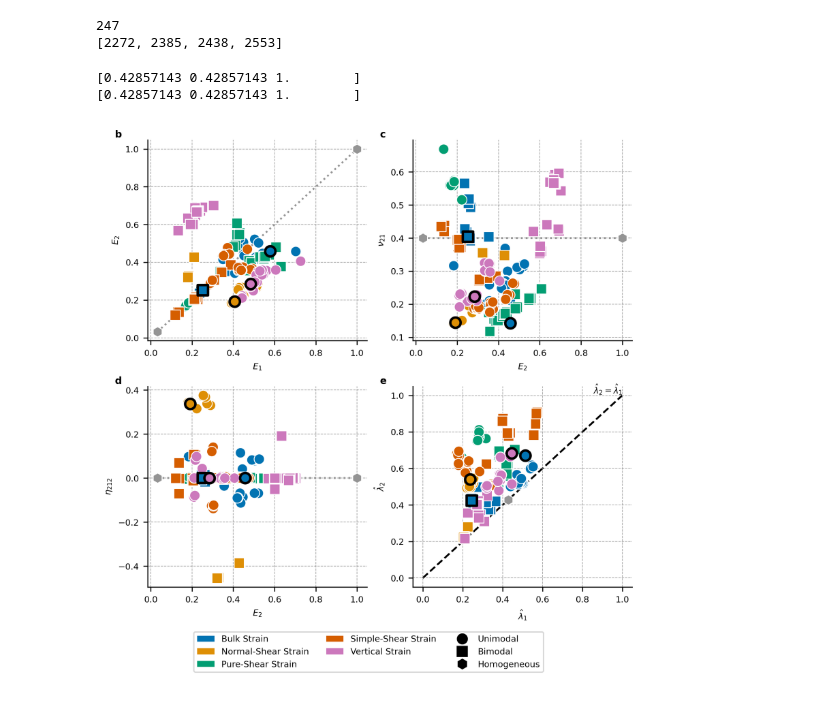
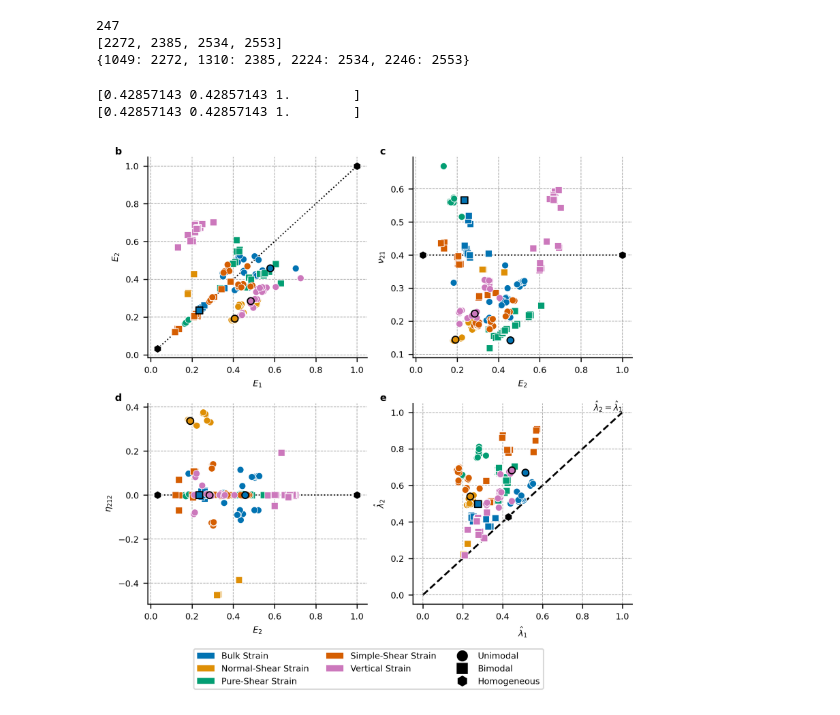
Before and after one commit to TransformativeRoboticsLab/FDE-Metamaterials, a Jupyter notebook: figure_creation/fig4.ipynb, the cells around one changed output. Cells and saved outputs as stored; diff of their text form; code cells hidden in the pictures.

```diff
--- a/figure_creation/fig4.ipynb
+++ b/figure_creation/fig4.ipynb
@@ -54,18 +54,29 @@ print(len(exps))
 
 # original sim indices
 # original_idxs = [509, 510, 539, 553]  # dropped 529
-original_idxs = [1049, 2246, 1467, 1310]
-# now we want to pickout the ones that
-highlight_idxs = list(e.id for e in loader.find({**DB_QUERY,
-                                                 'config.init_run_idx': {'$in': original_idxs}}))
+original_idxs = [1049, 2246, 1310, 2224]
+# # now we want to pickout the ones that
+highlight_exps = list(e for e in loader.find({**DB_QUERY,
+                                              'config.init_run_idx': {'$in': original_idxs}}))
+
+highlight_idxs = []
+idx_map = {}
+for exp in highlight_exps:
+    orig_id = exp.to_dict()['config']['init_run_idx']
+    new_id = exp.id
+    idx_map[orig_id] = new_id
+    highlight_idxs.append(new_id)
+
 print(highlight_idxs)
+print(idx_map)
 # these are the additional indices we want to pull for the SI version of the plot
 si_idxs = [719, 771, 808, 819]
 
 SI_IMAGE = False
 # %% [output]
 247
-[2272, 2385, 2438, 2553]
+[2272, 2385, 2534, 2553]
+{1049: 2272, 1310: 2385, 2224: 2534, 2246: 2553}
 # %%
 if SI_IMAGE:
     highlight_idxs += si_idxs
@@ -137,7 +148,7 @@ kwargs = dict(
     hue='basis_v',
     style='extremal_mode',
     markers={1: 'o', 2: 's', 0: 'h', },
-    s=70,
+    s=30,
     legend=False,
     palette='colorblind',
 )
@@ -170,32 +181,14 @@ for ax, xy, xy_lab, sp_lab in zip(axs.flatten(), xys, xy_labs, subplot_labs):
                  x=xy[0],
                  y=xy[1],
                  ax=ax,
-                 color=sns.color_palette('colorblind')[7],
+                 color='k',  # sns.color_palette('colorblind')[7],
                  marker='h',
                  # scatter plot marker sizes 's' are specified in area (points^2). lineplot marker sizes are specified in points
-                 markersize=np.sqrt(kwargs['s']),
+                 markersize=7,  # np.sqrt(kwargs['s']),
                  linestyle=':',
                  zorder=1,
+                 lw=1
                  )
-    # Add a direction indicator (arrow) if there are at least 2 points
-    xdata = line_data[xy[0]].values
-    ydata = line_data[xy[1]].values
-    # Example: add a "short" dashed arrowhead at the end of the line
-    # if len(xdata) >= 2:
-    #     # Define a small offset so that the arrow occupies only a fraction of the full segment.
-    #     # Here we take 2% of the segment length.
-    #     dx = (xdata[-2] - xdata[-1]) * 0.02
-    #     dy = (ydata[-2] - ydata[-1]) * 0.02
-
-    #     ax.annotate("",
-    #                 xy=(xdata[-1], ydata[-1]),
-    #                 xytext=(xdata[-1] - dx, ydata[-1] - dy),
-    #                 arrowprops=dict(arrowstyle="<-",
-    #                                 linestyle="dashed",
-    #                                 color=sns.color_palette('colorblind')[5],
-    #                                 lw=1.5,
-    #                                 shrinkA=0,
-    #                                 shrinkB=0))
 
     # plot the rest of the metamaterial data as a scatter plot
     sns.scatterplot(data=df[df['extremal_mode'] != 0],
@@ -212,7 +205,7 @@ for ax, xy, xy_lab, sp_lab in zip(axs.flatten(), xys, xy_labs, subplot_labs):
                     y=xy[1],
                     ax=ax,
                     edgecolor='k',
-                    lw=2,
+                    lw=1,
                     hue_order=df['basis_v'].unique(),
                     **kwargs
                     )
@@ -244,31 +237,31 @@ axs[1][1].plot([0, 1], [0, 1], color='k', linestyle='--', zorder=0)
 axs[1][1].text(1, 1, r'$\hat{\lambda}_2=\hat{\lambda}_1$', fontsize=FONTSIZE,
                verticalalignment='bottom', horizontalalignment='right')
 
 color_legend = [Patch(facecolor=c, label=strain_str_map[l])
                 for l, c in
                 zip(df['basis_v'].unique(),
                     sns.color_palette(kwargs['palette'])[:5])]
 
 marker_legend = [Line2D([0], [0],
                         marker=m,
                         color='w',
                         markerfacecolor='k',
                         markersize=10,
                         linestyle='None',
                         label=l)
                  for m, l in
                  zip(kwargs['markers'].values(),
                      ['Unimodal', 'Bimodal', 'Homogeneous'])]
 # dummy legend adds a blank spot to the legend so all the markers are in their own column
 dummy_legend = [Line2D([], [], color='none', label='')]
 
 fig.legend(handles=color_legend + dummy_legend + marker_legend,
            loc='upper center',
            ncol=3,
            bbox_to_anchor=(0.5, 0.0),
            fontsize=FONTSIZE)
 
 fname = f"images/{'SI_fig1' if SI_IMAGE else 'fig4'}.svg"
 fig.savefig(fname, format='svg', bbox_inches='tight')
 # %% [output]
-[figure, old version]
+[figure, new version]
```
Also changed, not shown: 2 other files.
